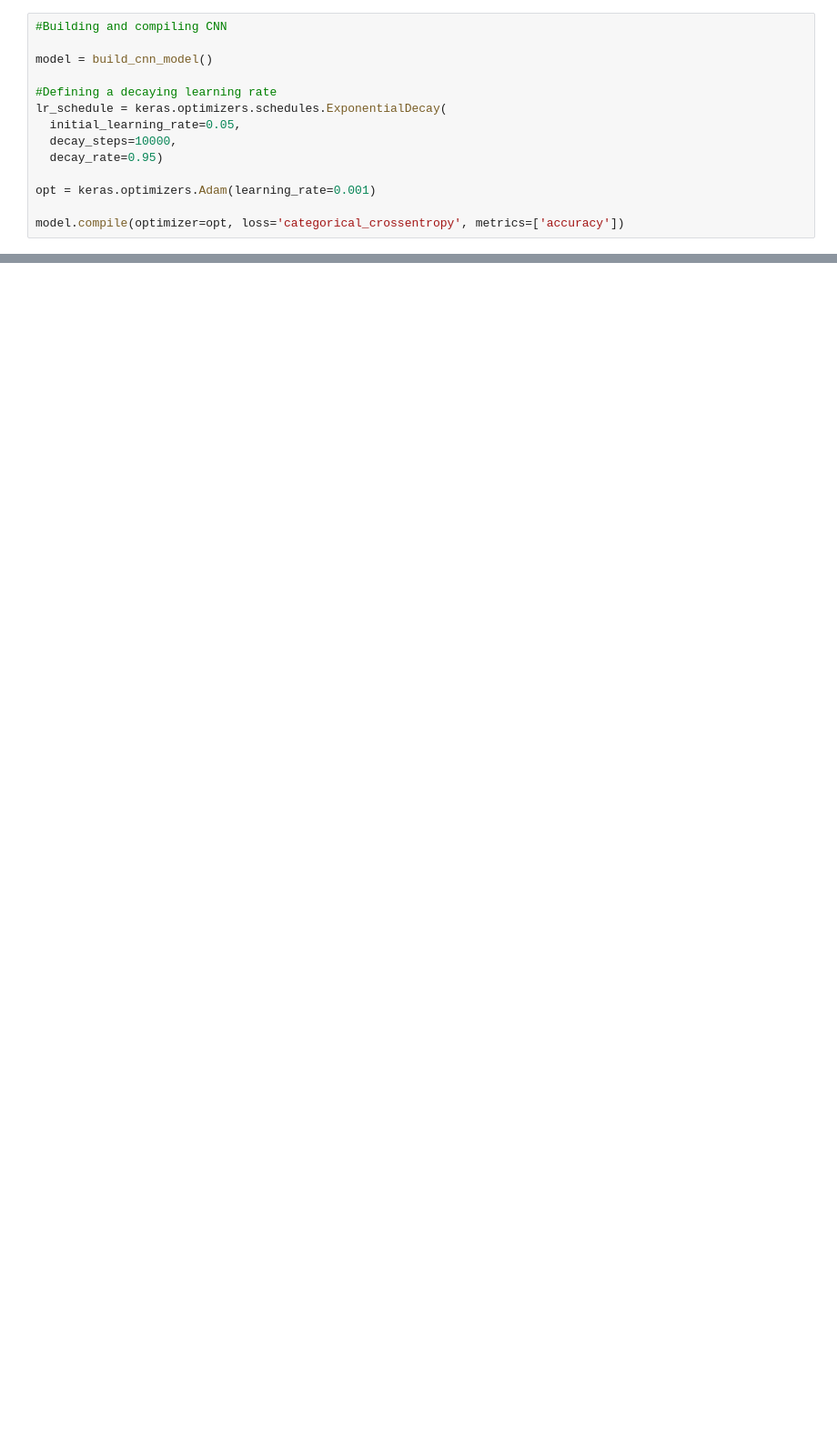
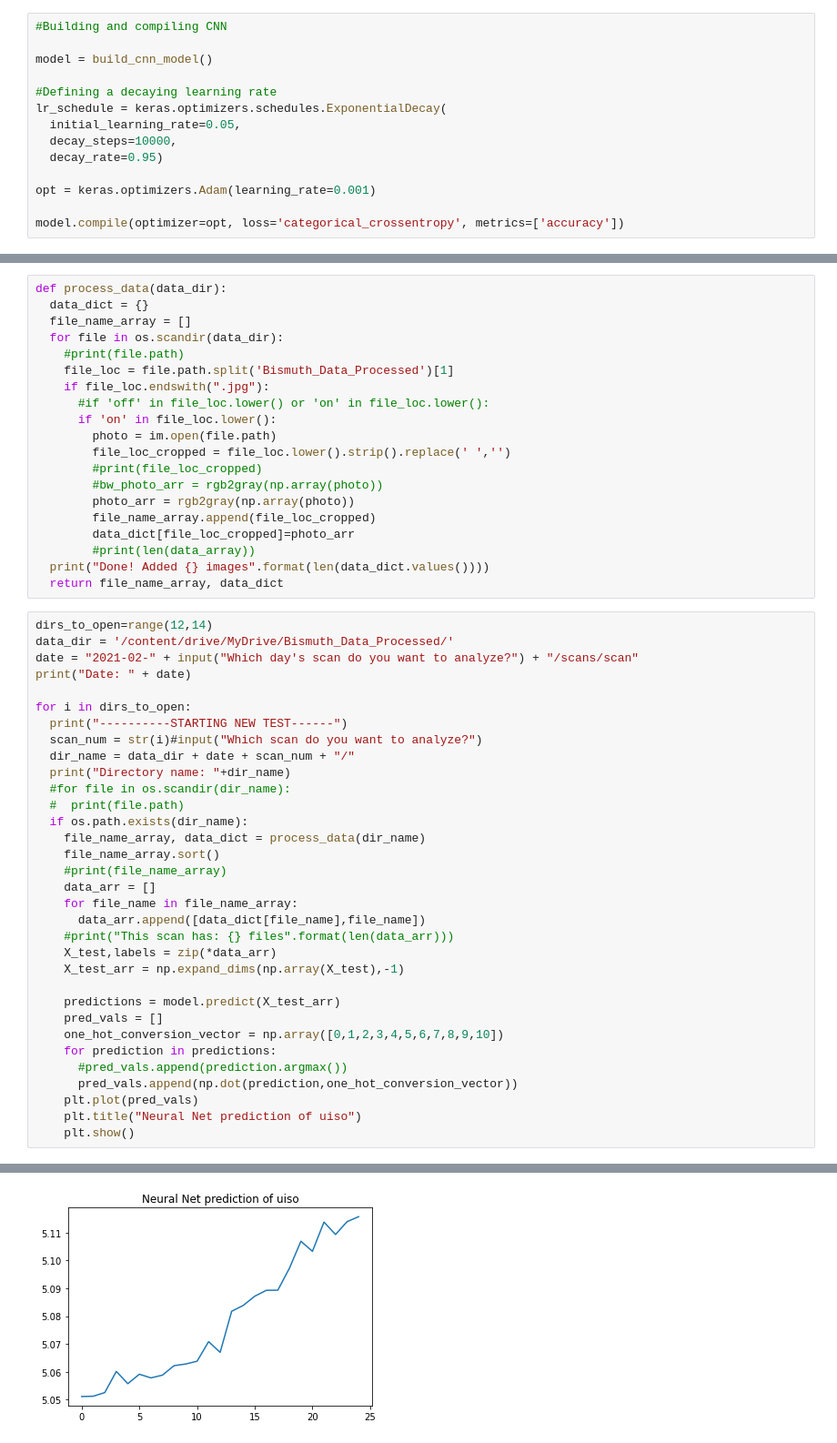
Before and after one commit to dhruv-sirohi/Miller-Lab-UED, a Jupyter notebook: Project 1: Synthetic Data Classification/Bismuth_CrystalMaker_Script.ipynb, the cells around one changed output, grey strips where cells are left out. Shown at 91% size. Saved outputs shown, nothing was run; the diff lists cells and outputs as text; blank space fills up the shorter version.

```diff
--- a/Project 1: Synthetic Data Classification/Bismuth_CrystalMaker_Script.ipynb
+++ b/Project 1: Synthetic Data Classification/Bismuth_CrystalMaker_Script.ipynb
@@ -344,0 +360,54 @@ ax2.legend()
+# %%
+def process_data(data_dir):
+  data_dict = {}
+  file_name_array = []
+  for file in os.scandir(data_dir):
+    #print(file.path)
+    file_loc = file.path.split('Bismuth_Data_Processed')[1]
+    if file_loc.endswith(".jpg"):
+      #if 'off' in file_loc.lower() or 'on' in file_loc.lower():
+      if 'on' in file_loc.lower():
+        photo = im.open(file.path)
+        file_loc_cropped = file_loc.lower().strip().replace(' ','')
+        #print(file_loc_cropped)
+        #bw_photo_arr = rgb2gray(np.array(photo))
+        photo_arr = rgb2gray(np.array(photo))
+        file_name_array.append(file_loc_cropped)
+        data_dict[file_loc_cropped]=photo_arr
+        #print(len(data_array))
+  print("Done! Added {} images".format(len(data_dict.values())))
+  return file_name_array, data_dict
+# %%
+dirs_to_open=range(12,14)
+data_dir = '/content/drive/MyDrive/Bismuth_Data_Processed/'
+date = "2021-02-" + input("Which day's scan do you want to analyze?") + "/scans/scan"
+print("Date: " + date)
+
+for i in dirs_to_open:
+  print("----------STARTING NEW TEST------")
+  scan_num = str(i)#input("Which scan do you want to analyze?")
+  dir_name = data_dir + date + scan_num + "/"
+  print("Directory name: "+dir_name)
+  #for file in os.scandir(dir_name):
+  #  print(file.path)
+  if os.path.exists(dir_name):
+    file_name_array, data_dict = process_data(dir_name)
+    file_name_array.sort()
+    #print(file_name_array)
+    data_arr = []
+    for file_name in file_name_array:
+      data_arr.append([data_dict[file_name],file_name])
+    #print("This scan has: {} files".format(len(data_arr)))
+    X_test,labels = zip(*data_arr)
+    X_test_arr = np.expand_dims(np.array(X_test),-1)
+
+    predictions = model.predict(X_test_arr)
+    pred_vals = []
+    one_hot_conversion_vector = np.array([0,1,2,3,4,5,6,7,8,9,10])
+    for prediction in predictions:
+      #pred_vals.append(prediction.argmax())
+      pred_vals.append(np.dot(prediction,one_hot_conversion_vector))
+    plt.plot(pred_vals)
+    plt.title("Neural Net prediction of uiso")
+    plt.show()
+# %% [output]
@@ -344,0 +419 @@ ax2.legend()
+[figure, added]
```
Also changed, not shown: parts of 9 cells of this notebook.
